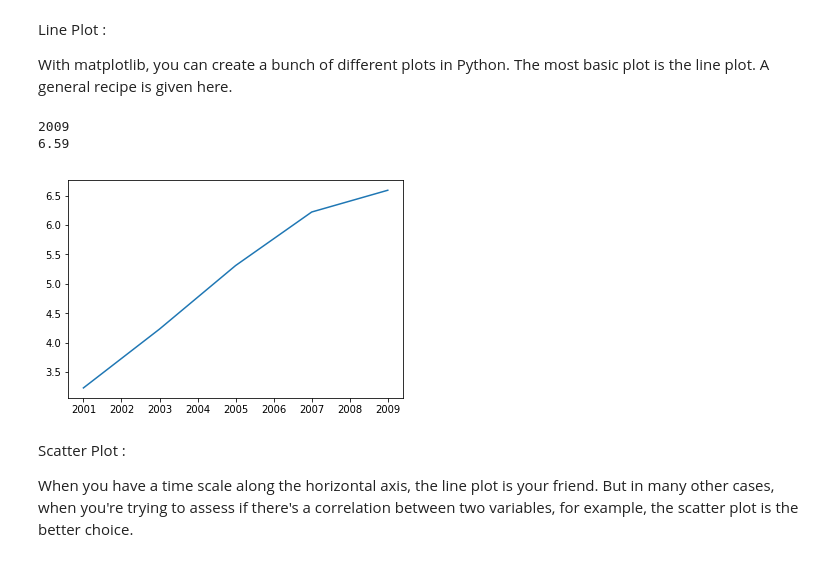
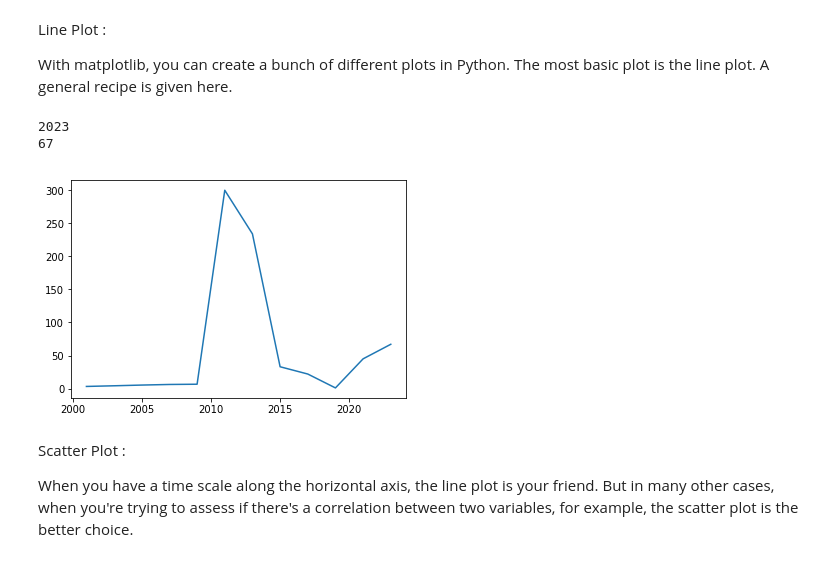
Before and after one commit to adityakuppa26/Matplotlib-Basics, a Jupyter notebook: plots.ipynb, the cells around one changed output. Saved outputs shown, nothing was run; the diff lists cells and outputs as text; code cells hidden in the pictures.

```diff
--- a/plots.ipynb
+++ b/plots.ipynb
@@ -3,26 +3,26 @@ Line Plot :
 
 With matplotlib, you can create a bunch of different plots in Python. The most basic plot is the line plot. A general recipe is given here.
 # %%
-year=[2001,2003,2005,2007,2009]
-pop=[3.23,4.23,5.31,6.22,6.59]
+year=[2001,2003,2005,2007,2009,2011,2013,2015,2017,2019,2021,2023]
+pop=[3.23,4.23,5.31,6.22,6.59,300,234,33,22,1,45,67]
 
 # Print the last item from year and pop
 print(year[len(year)-1])
 print(pop[len(pop)-1])
 
 
 # Import matplotlib.pyplot as plt
 import matplotlib.pyplot as plt
 
 # Make a line plot: year on the x-axis, pop on the y-axis
 plt.plot(year,pop)
 
 # Display the plot with plt.show()
 plt.show()
 # %% [output]
-2009
-6.59
+2023
+67
-[figure, old version]
+[figure, new version]
 # %% [markdown]
 Scatter Plot :
 
```
Also changed, not shown: parts of 5 cells of this notebook.
